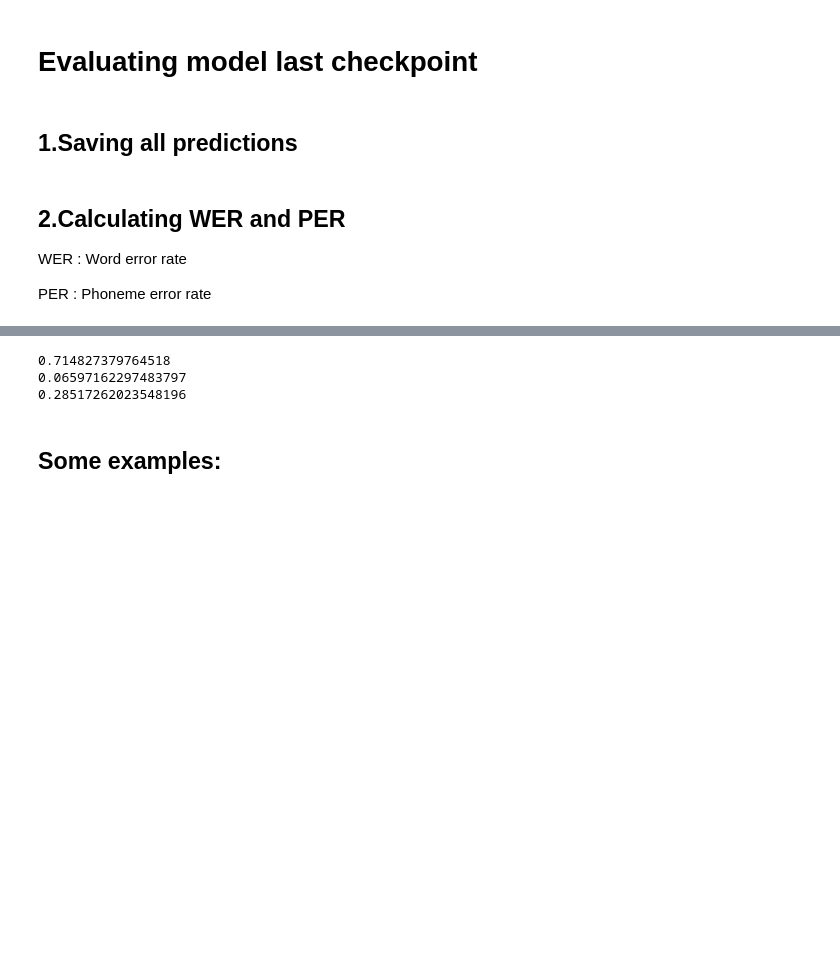
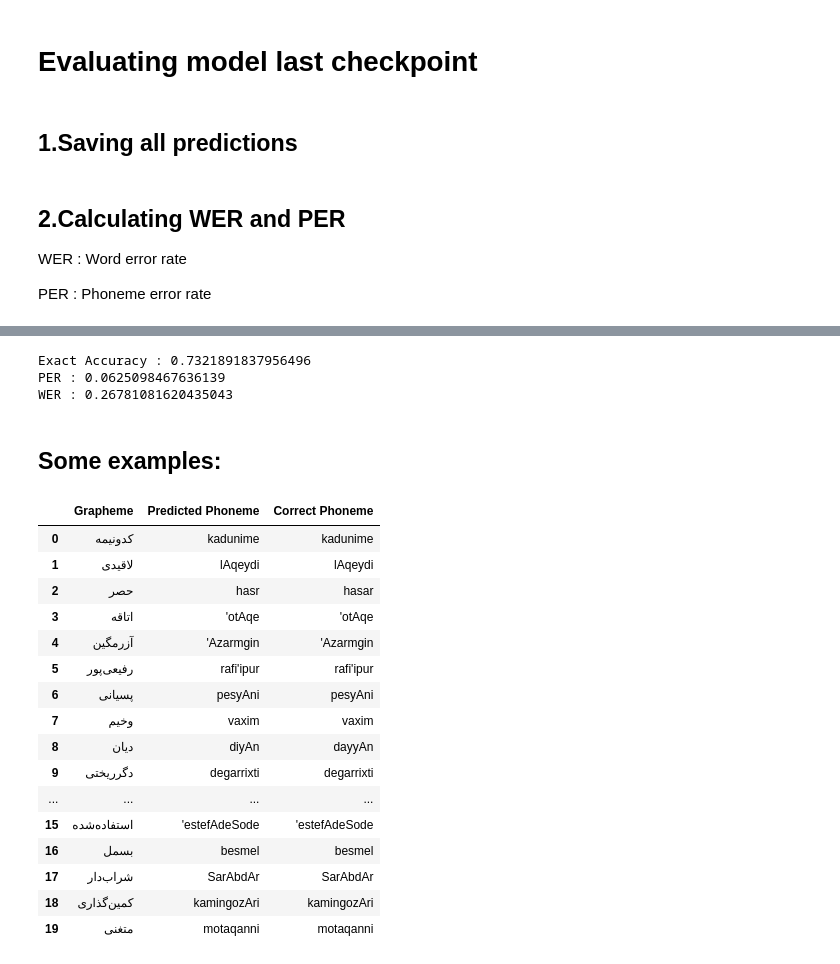
Before and after one commit to sajadalipour7/Persian-Grapheme-To-Phoneme-With-Transformer, a Jupyter notebook: PersianG2P.ipynb, the cells around one changed output, grey strips where cells are left out. Drawn from its saved outputs; the diff is of its cells as text; code cells hidden in the pictures; blank space fills up the shorter version.

```diff
--- a/PersianG2P.ipynb
+++ b/PersianG2P.ipynb
@@ -539,12 +543,46 @@ for i in range(len(all_preds)):
 average_cer/=len(all_preds)
 average_wer/=len(all_preds)
 exact_accuracy=trues/all_num
-print(exact_accuracy)
-print(average_cer)
-print(average_wer)
+print(f"Exact Accuracy : {exact_accuracy}")
+print(f"PER : {average_cer}")
+print(f"WER : {average_wer}")
 # %% [output]
-0.714827379764518
-0.06597162297483797
-0.28517262023548196
+Exact Accuracy : 0.7321891837956496
+PER : 0.0625098467636139
+WER : 0.26781081620435043
 # %% [markdown]
 ## Some examples:
+# %%
+some_example_df=pd.DataFrame(columns=['Grapheme','Predicted Phoneme','Correct Phoneme'])
+# %%
+import random
+some_examples=random.sample(test_iter, 20)
+example_gs=[]
+example_gt_phonemes=[]
+example_pred_phonemes=[]
+for example in some_examples:
+  example_gs.append(example[0])
+  example_gt_phonemes.append(example[1])
+  example_pred_phonemes.append(inference(g2p_model,example[0]).replace(" ",""))
+some_example_df["Grapheme"]=example_gs
+some_example_df["Predicted Phoneme"]=example_pred_phonemes
+some_example_df["Correct Phoneme"]=example_gt_phonemes
+some_example_df
+# %% [output]
+|  | Grapheme | Predicted Phoneme | Correct Phoneme |
+| 0 | کدونیمه | kadunime | kadunime |
+| 1 | لاقیدی | lAqeydi | lAqeydi |
+| 2 | حصر | hasr | hasar |
+| 3 | اتاقه | 'otAqe | 'otAqe |
+| 4 | آزرمگین | 'Azarmgin | 'Azarmgin |
+| 5 | رفیعی‌پور | rafi'ipur | rafi'ipur |
+| 6 | پسیانی | pesyAni | pesyAni |
+| 7 | وخیم | vaxim | vaxim |
+| 8 | دیان | diyAn | dayyAn |
+| 9 | دگرریختی | degarrixti | degarrixti |
+| ... | ... | ... | ... |
+| 15 | استفاده‌شده | 'estefAdeSode | 'estefAdeSode |
+| 16 | بسمل | besmel | besmel |
+| 17 | شراب‌دار | SarAbdAr | SarAbdAr |
+| 18 | کمین‌گذاری | kamingozAri | kamingozAri |
+| 19 | متغنی | motaqanni | motaqanni |
```
Also changed, not shown: parts of 9 cells of this notebook.
